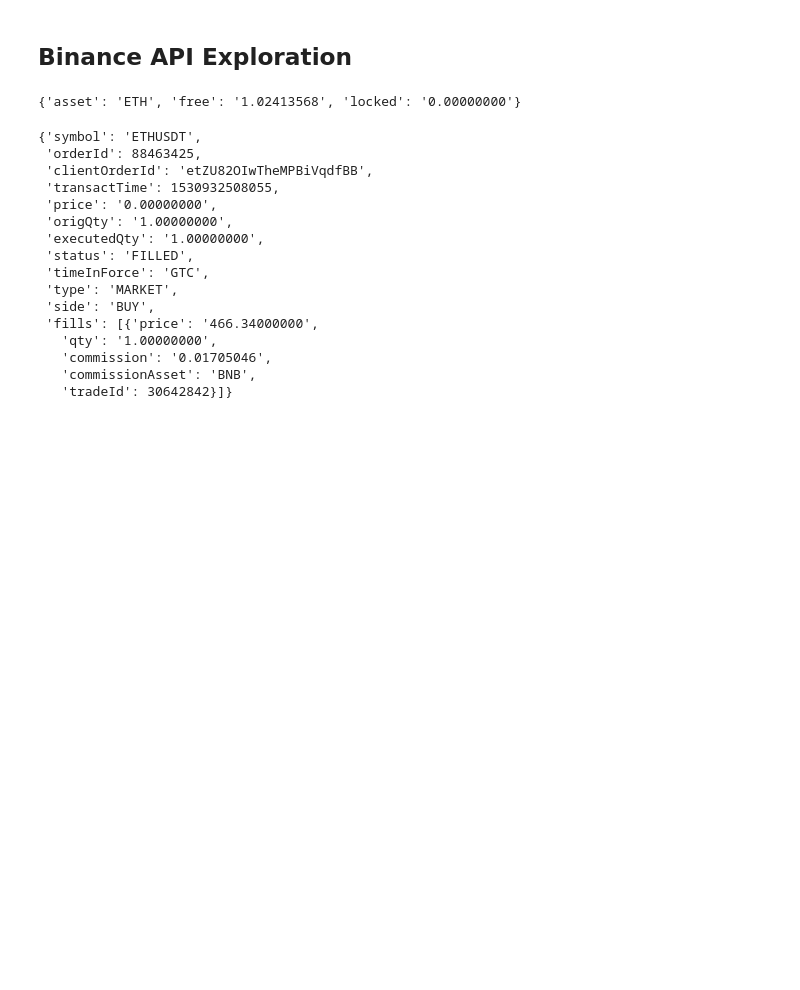
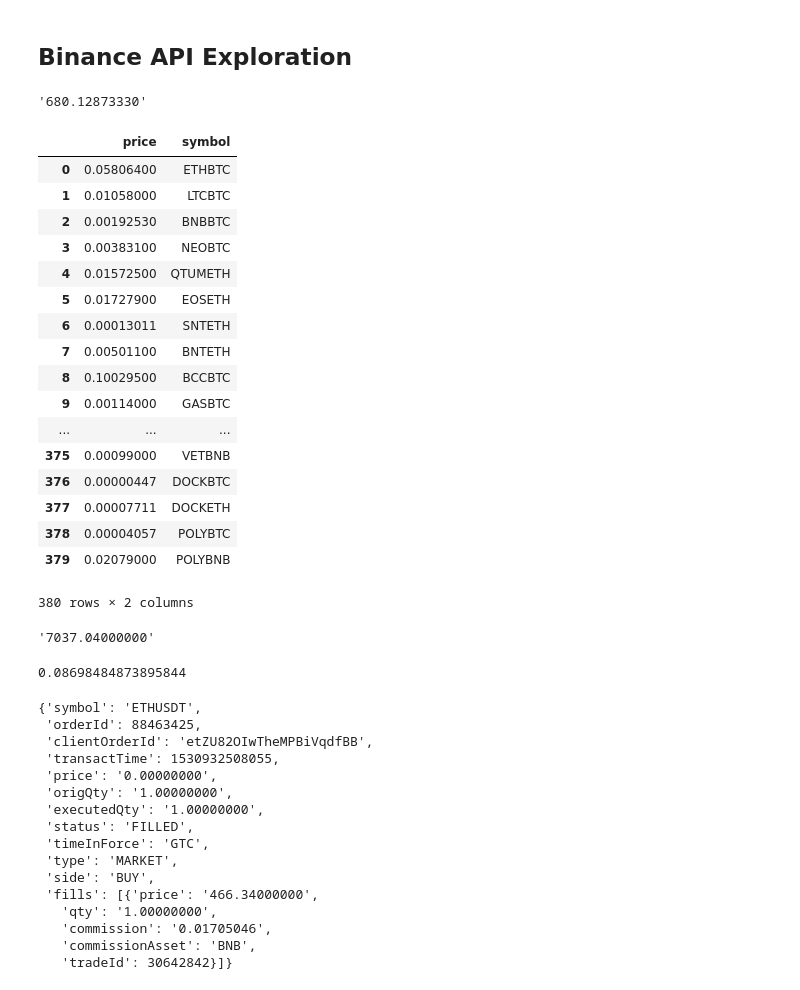
Before and after one commit to ChrisMcPherson/logic_by_loidsig, a Jupyter notebook: notebooks/binance_data_exploration.ipynb, the cells around one changed output. Cells and saved outputs as stored; diff of their text form; code cells hidden in the pictures; blank space fills up the shorter version.

```diff
--- a/notebooks/binance_data_exploration.ipynb
+++ b/notebooks/binance_data_exploration.ipynb
@@ -19,10 +19,42 @@ sm_client = boto_session.client(
 get_secret_value_response = sm_client.get_secret_value(SecretId='Loidsig_CPM_Binance')
 key, value = ast.literal_eval(get_secret_value_response['SecretString']).popitem()
 bnb_client = Client(key, value)
-# %%
-bnb_client.get_asset_balance(asset='eth')
-# %% [output]
-{'asset': 'ETH', 'free': '1.02413568', 'locked': '0.00000000'}
+# %%
+usdt_balance = bnb_client.get_asset_balance(asset='usdt')['free']
+usdt_balance
+# %% [output]
+'680.12873330'
+# %%
+all_tickers_df = pd.DataFrame(bnb_client.get_all_tickers())
+all_tickers_df
+# %% [output]
+|  | price | symbol |
+| 0 | 0.05806400 | ETHBTC |
+| 1 | 0.01058000 | LTCBTC |
+| 2 | 0.00192530 | BNBBTC |
+| 3 | 0.00383100 | NEOBTC |
+| 4 | 0.01572500 | QTUMETH |
+| 5 | 0.01727900 | EOSETH |
+| 6 | 0.00013011 | SNTETH |
+| 7 | 0.00501100 | BNTETH |
+| 8 | 0.10029500 | BCCBTC |
+| 9 | 0.00114000 | GASBTC |
+| ... | ... | ... |
+| 375 | 0.00099000 | VETBNB |
+| 376 | 0.00000447 | DOCKBTC |
+| 377 | 0.00007711 | DOCKETH |
+| 378 | 0.00004057 | POLYBTC |
+| 379 | 0.02079000 | POLYBNB |
+380 rows × 2 columns
+# %%
+target_price = all_tickers_df.loc[all_tickers_df['symbol'] == 'BTCUSDT', 'price'].item()
+target_price
+# %% [output]
+'7037.04000000'
+# %%
+(float(usdt_balance) / float(target_price)) * .9
+# %% [output]
+0.08698484873895844
 # %%
 order = bnb_client.order_market_buy(
     symbol='ETHUSDT',
```
Also changed, not shown: 17 other files.
